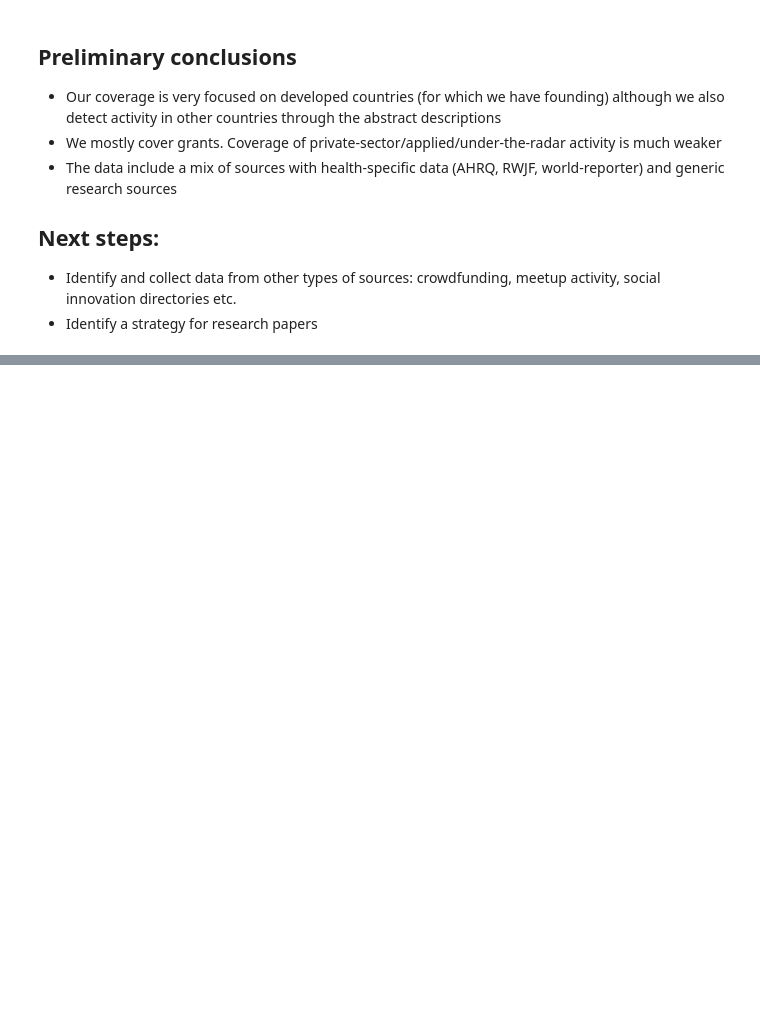
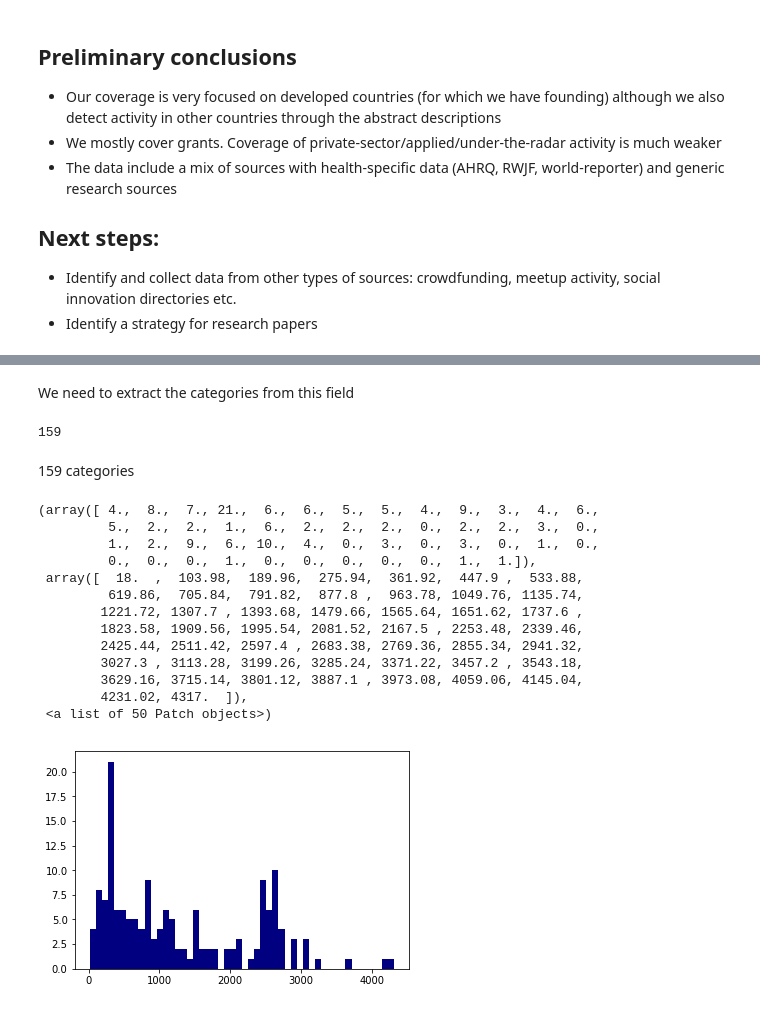
Before and after one commit to Juan-Mateos/rwjf, a Jupyter notebook: notebooks/rwjf_data_exploration.ipynb, the cells around one changed output, grey strips where cells are left out. Drawn from its saved outputs; the diff is of its cells as text; code cells hidden in the pictures; blank space fills up the shorter version.

```diff
--- a/notebooks/rwjf_data_exploration.ipynb
+++ b/notebooks/rwjf_data_exploration.ipynb
@@ -353,0 +479,29 @@ Dates are a mess
+# %% [markdown]
+We need to extract the categories from this field
+# %%
+kdf['category_value']=[x['name'] for x in kdf['category']]
+# %%
+kdf_cats = kdf.category_value.value_counts()
+
+len(kdf_cats)
+# %% [output]
+159
+# %% [markdown]
+159 categories
+# %%
+plt.hist(kdf_cats,bins=50,color='navy')
+# %% [output]
+(array([ 4.,  8.,  7., 21.,  6.,  6.,  5.,  5.,  4.,  9.,  3.,  4.,  6.,
+         5.,  2.,  2.,  1.,  6.,  2.,  2.,  2.,  0.,  2.,  2.,  3.,  0.,
+         1.,  2.,  9.,  6., 10.,  4.,  0.,  3.,  0.,  3.,  0.,  1.,  0.,
+         0.,  0.,  0.,  1.,  0.,  0.,  0.,  0.,  0.,  1.,  1.]),
+ array([  18.  ,  103.98,  189.96,  275.94,  361.92,  447.9 ,  533.88,
+         619.86,  705.84,  791.82,  877.8 ,  963.78, 1049.76, 1135.74,
+        1221.72, 1307.7 , 1393.68, 1479.66, 1565.64, 1651.62, 1737.6 ,
+        1823.58, 1909.56, 1995.54, 2081.52, 2167.5 , 2253.48, 2339.46,
+        2425.44, 2511.42, 2597.4 , 2683.38, 2769.36, 2855.34, 2941.32,
+        3027.3 , 3113.28, 3199.26, 3285.24, 3371.22, 3457.2 , 3543.18,
+        3629.16, 3715.14, 3801.12, 3887.1 , 3973.08, 4059.06, 4145.04,
+        4231.02, 4317.  ]),
+ <a list of 50 Patch objects>)
+[figure, added]
```
Also changed, not shown: parts of 51 cells of this notebook, 2 other files.
